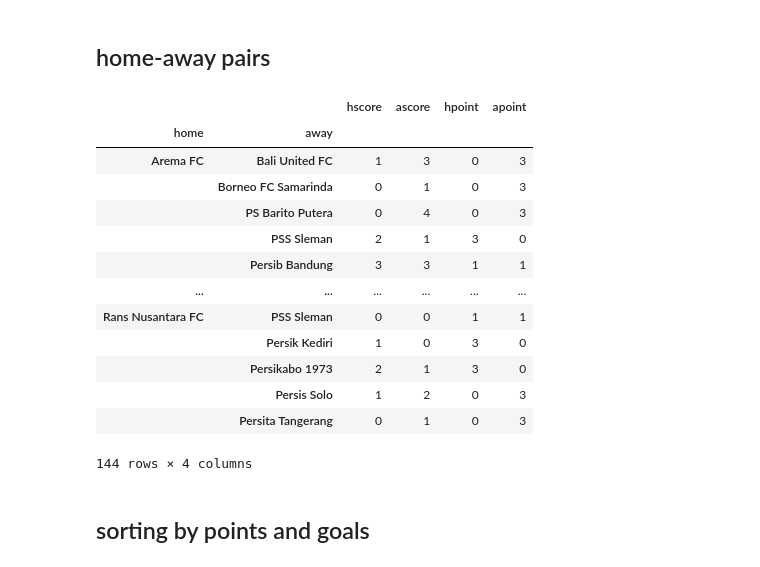
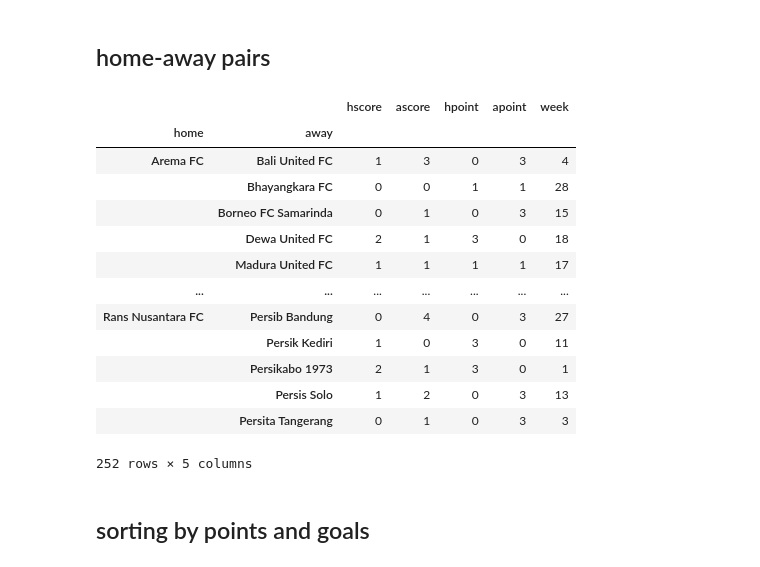
Before and after one commit to lpttprnc/liga-1, a Jupyter notebook: bener.ipynb, the cells around one changed output. Saved outputs shown, nothing was run; the diff lists cells and outputs as text; code cells hidden in the pictures.

```diff
--- a/bener.ipynb
+++ b/bener.ipynb
@@ -101,25 +98,26 @@ points
 ## home-away pairs
 # %%
 # home-away pairs dataframe (dataframe 2)
-df_pairs=df.groupby(["home","away"]).agg({'hscore':['max'],'ascore':['max'],
-                                     'hpoint':['max'],'apoint':['max']})
+df_pairs=df.loc[df['week']<=pekanke].groupby(["home","away"]).agg({'hscore':['max'],'ascore':['max'],
+                                                                   'hpoint':['max'],'apoint':['max'],
+                                                                   'week':['max']})
 df_pairs.columns=df_pairs.columns.droplevel(1)
 df_pairs
 # %% [output]
-|  |  | hscore | ascore | hpoint | apoint |
-| home | away |  |  |  |  |
-| Arema FC | Bali United FC | 1 | 3 | 0 | 3 |
-|  | Borneo FC Samarinda | 0 | 1 | 0 | 3 |
-|  | PS Barito Putera | 0 | 4 | 0 | 3 |
-|  | PSS Sleman | 2 | 1 | 3 | 0 |
-|  | Persib Bandung | 3 | 3 | 1 | 1 |
-| ... | ... | ... | ... | ... | ... |
-| Rans Nusantara FC | PSS Sleman | 0 | 0 | 1 | 1 |
-|  | Persik Kediri | 1 | 0 | 3 | 0 |
-|  | Persikabo 1973 | 2 | 1 | 3 | 0 |
-|  | Persis Solo | 1 | 2 | 0 | 3 |
-|  | Persita Tangerang | 0 | 1 | 0 | 3 |
+|  |  | hscore | ascore | hpoint | apoint | week |
+| home | away |  |  |  |  |  |
+| Arema FC | Bali United FC | 1 | 3 | 0 | 3 | 4 |
+|  | Bhayangkara FC | 0 | 0 | 1 | 1 | 28 |
+|  | Borneo FC Samarinda | 0 | 1 | 0 | 3 | 15 |
+|  | Dewa United FC | 2 | 1 | 3 | 0 | 18 |
+|  | Madura United FC | 1 | 1 | 1 | 1 | 17 |
+| ... | ... | ... | ... | ... | ... | ... |
+| Rans Nusantara FC | Persib Bandung | 0 | 4 | 0 | 3 | 27 |
+|  | Persik Kediri | 1 | 0 | 3 | 0 | 11 |
+|  | Persikabo 1973 | 2 | 1 | 3 | 0 | 1 |
+|  | Persis Solo | 1 | 2 | 0 | 3 | 13 |
+|  | Persita Tangerang | 0 | 1 | 0 | 3 | 3 |
-144 rows × 4 columns
+252 rows × 5 columns
 # %% [markdown]
 ## sorting by points and goals
 # %%
```
Also changed, not shown: parts of 13 cells of this notebook, 4 other files.
